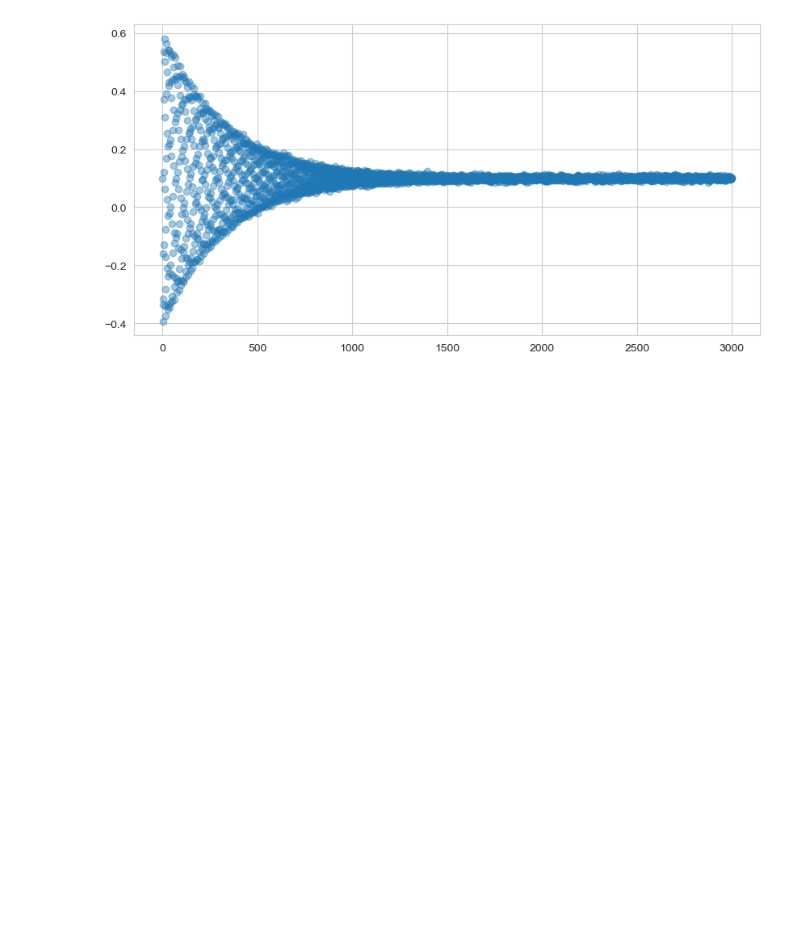
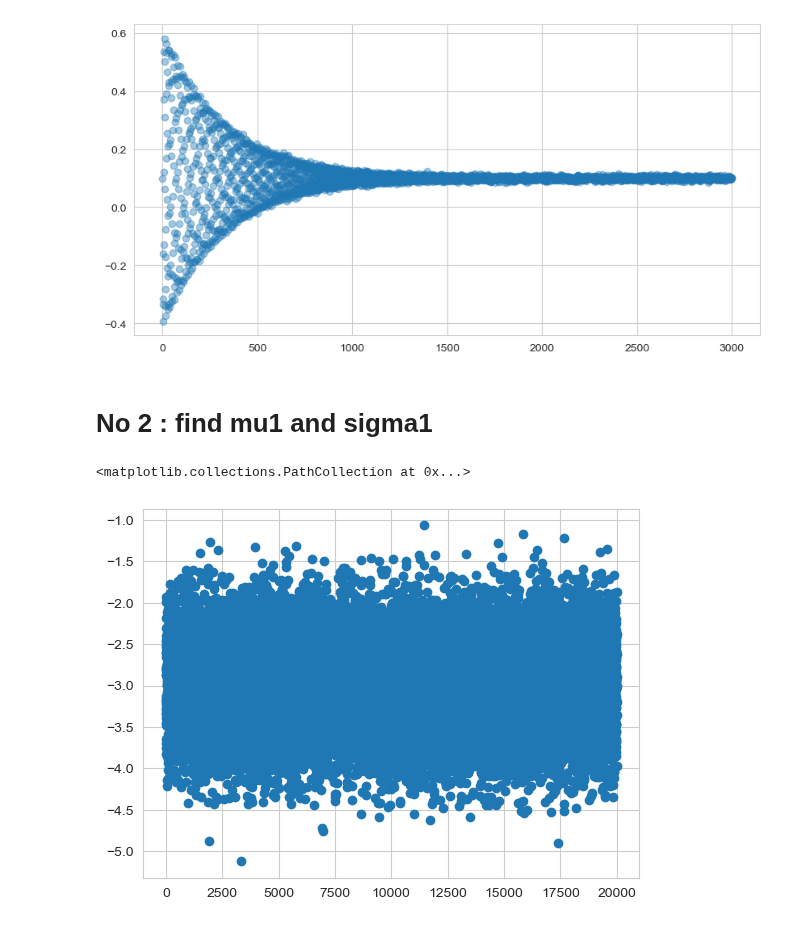
Before and after one commit to Tuchsanai/DL-FOR-COMPUTER-VISION, a Jupyter notebook: week5/homework.ipynb, the cells around one changed output. Drawn from its saved outputs; the diff is of its cells as text; code cells hidden in the pictures; blank space fills up the shorter version.

```diff
--- a/week5/homework.ipynb
+++ b/week5/homework.ipynb
@@ -30,3 +30,16 @@ plt.scatter(x, y, alpha=0.4)
 # %% [output]
 <matplotlib.collections.PathCollection at 0x...>
 [figure]
+# %% [markdown]
+# No 2 : find mu1 and sigma1
+# %%
+n           = 20000
+mu1, sigma1 = -3, 0.5 # mean and standard deviation
+# %%
+x     = torch.arange(n,dtype=torch.float32)
+y = torch.Tensor(np.random.normal(mu1, sigma1, n))
+# %%
+plt.scatter(x,y)
+# %% [output]
+<matplotlib.collections.PathCollection at 0x...>
+[figure, added]
```
Also changed, not shown: parts of 2 cells of this notebook.
